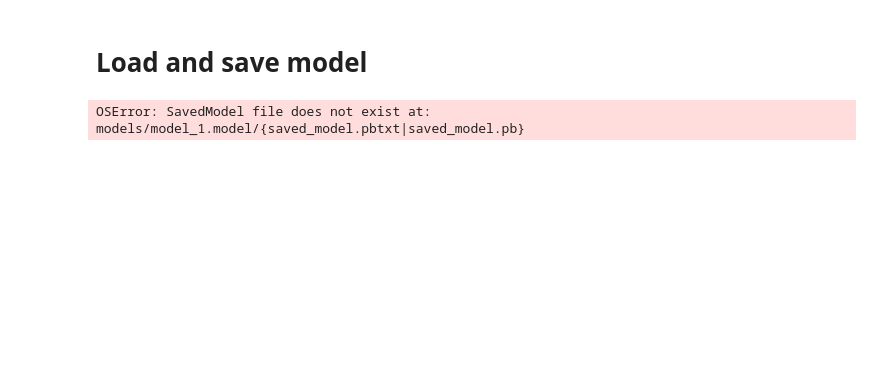
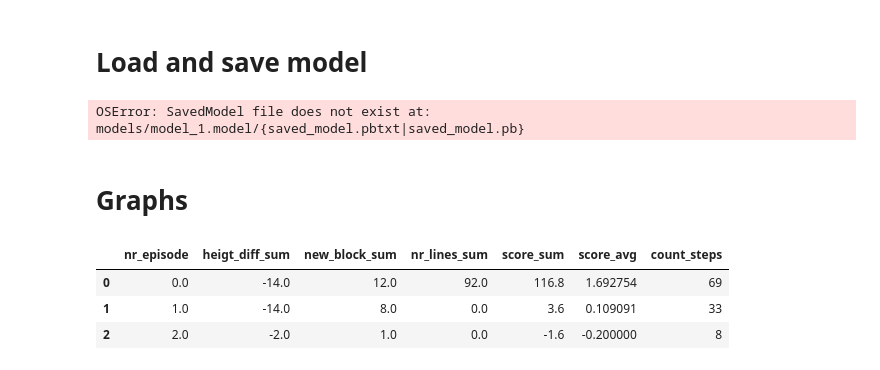
Before and after one commit to Bosmansc/custom_tetris_RL, a Jupyter notebook: custom_tetris.ipynb, the cells around one changed output. Drawn from its saved outputs; the diff is of its cells as text; code cells hidden in the pictures; blank space fills up the shorter version.

```diff
--- a/custom_tetris.ipynb
+++ b/custom_tetris.ipynb
@@ -114,3 +128,13 @@ model_name_ = "model_1.model"
 model = load_model(f'models/{model_name_}')
 # %% [output]
 OSError: SavedModel file does not exist at: models/model_1.model/{saved_model.pbtxt|saved_model.pb}
+# %% [markdown]
+# Graphs
+# %%
+df_results = env.results()
+df_results
+# %% [output]
+|  | nr_episode | heigt_diff_sum | new_block_sum | nr_lines_sum | score_sum | score_avg | count_steps |
+| 0 | 0.0 | -14.0 | 12.0 | 92.0 | 116.8 | 1.692754 | 69 |
+| 1 | 1.0 | -14.0 | 8.0 | 0.0 | 3.6 | 0.109091 | 33 |
+| 2 | 2.0 | -2.0 | 1.0 | 0.0 | -1.6 | -0.200000 | 8 |
```
Also changed, not shown: parts of 9 cells of this notebook, 5 other files.
